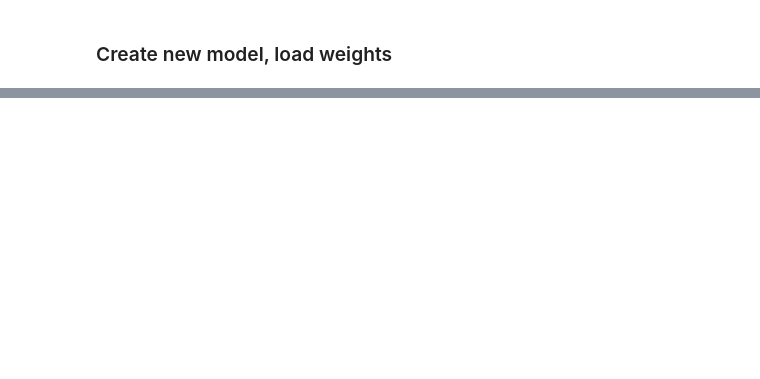
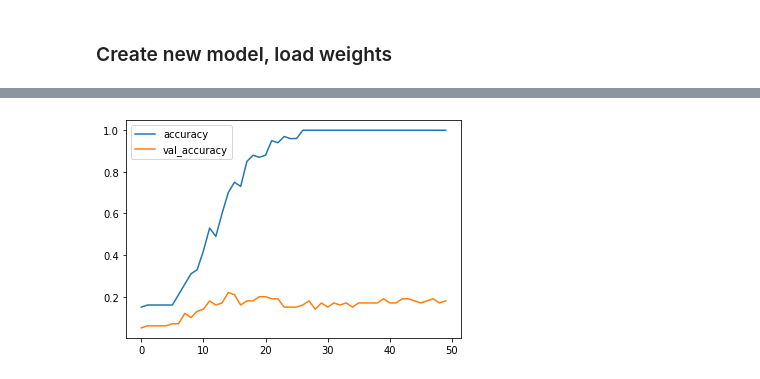
Before and after one commit to anilkunwar/coursera, a Jupyter notebook: ucl_getting_started_with_tf2/week4-Saving-and-Loading-models.ipynb, the cells around one changed output, grey strips where cells are left out. Drawn from its saved outputs; the diff is of its cells as text; code cells hidden in the pictures; blank space fills up the shorter version.

```diff
--- a/ucl_getting_started_with_tf2/week4-Saving-and-Loading-models.ipynb
+++ b/ucl_getting_started_with_tf2/week4-Saving-and-Loading-models.ipynb
@@ -139,0 +180,24 @@ Accuracy: 0.480
+# %%
+# Use tiny training and test set -- it will overfit
+X_train = X_train[:100]
+y_train = y_train[:100]
+X_test = X_test[:100]
+y_test = y_test[:100]
+# %%
+model = get_new_model()
+# %%
+checkpoint_best_path = 'model_checkpoints_best/checkpoint'
+checkpoint_best = ModelCheckpoint(filepath=checkpoint_best_path,
+                                  save_weights_only=True,
+                                  save_freq='epoch',
+                                  monitor='val_accuracy',
+                                  save_best_only=True,
+                                  verbose=1)
+# %%
+history = model.fit(X_train,
+                    y_train,
+                    epochs=50,
+                    validation_data=(X_test, y_test),
+                    batch_size=10,
+                    callbacks=[checkpoint_best],
+                    verbose=0)
@@ -139,0 +222,7 @@ Accuracy: 0.480
+# %%
+# Plot training and test curves
+df = pd.DataFrame(history.history)
+df.plot(y=['accuracy', 'val_accuracy'])
+plt.show()
+# %% [output]
+[figure, added]
```
Also changed, not shown: parts of 15 cells of this notebook, 11 other files.
